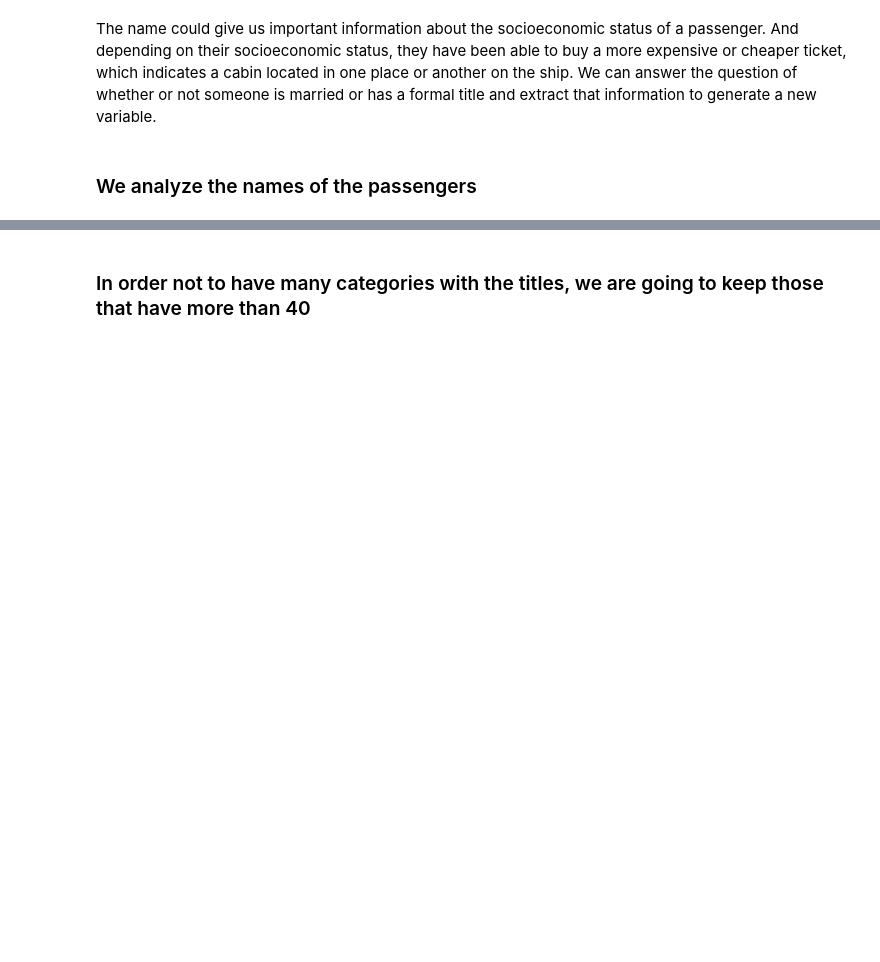
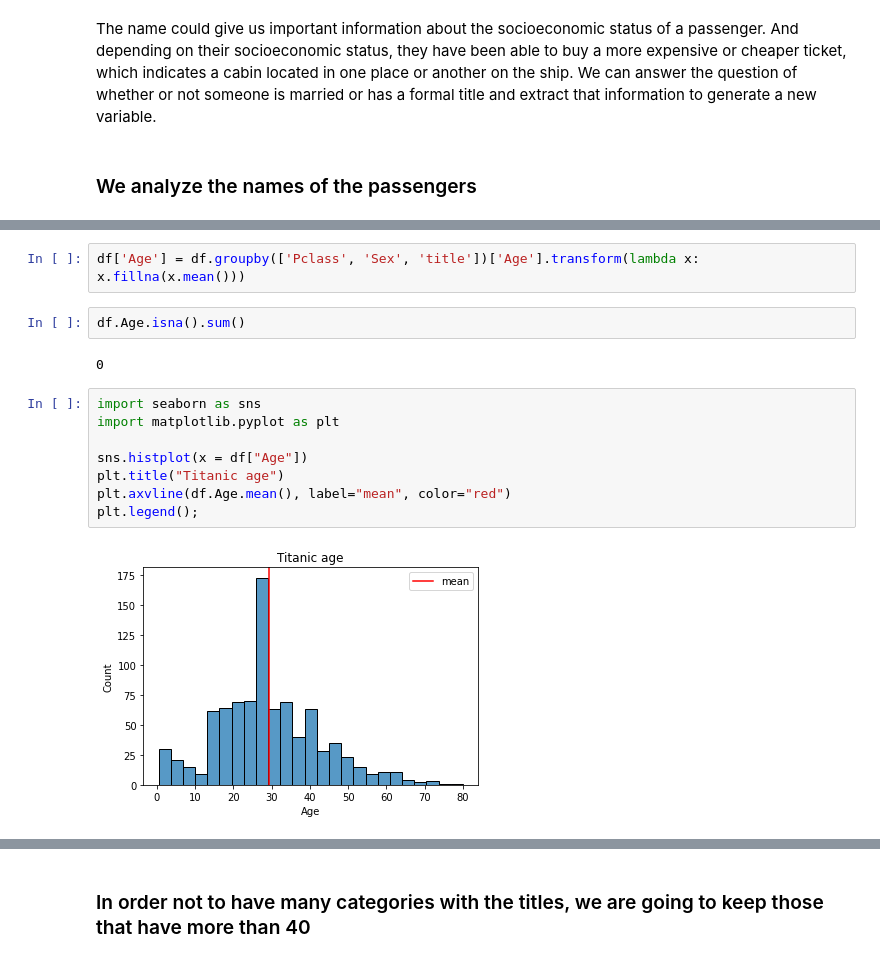
Before and after one commit to Ironhack-data-bcn-january-2024/lectures, a Jupyter notebook: week-7/04-Feature_engineering.ipynb, the cells around one changed output, grey strips where cells are left out. Cells and saved outputs as stored; diff of their text form; blank space fills up the shorter version.

```diff
--- a/week-7/04-Feature_engineering.ipynb
+++ b/week-7/04-Feature_engineering.ipynb
@@ -24,0 +430,16 @@ The name could give us important information about the socioeconomic status of a
+# %%
+df['Age'] = df.groupby(['Pclass', 'Sex', 'title'])['Age'].transform(lambda x: x.fillna(x.mean()))
+# %%
+df.Age.isna().sum()
+# %% [output]
+0
+# %%
+import seaborn as sns
+import matplotlib.pyplot as plt
+
+sns.histplot(x = df["Age"])
+plt.title("Titanic age")
+plt.axvline(df.Age.mean(), label="mean", color="red")
+plt.legend();
+# %% [output]
+[figure, added]
```
Also changed, not shown: parts of 43 cells of this notebook.
